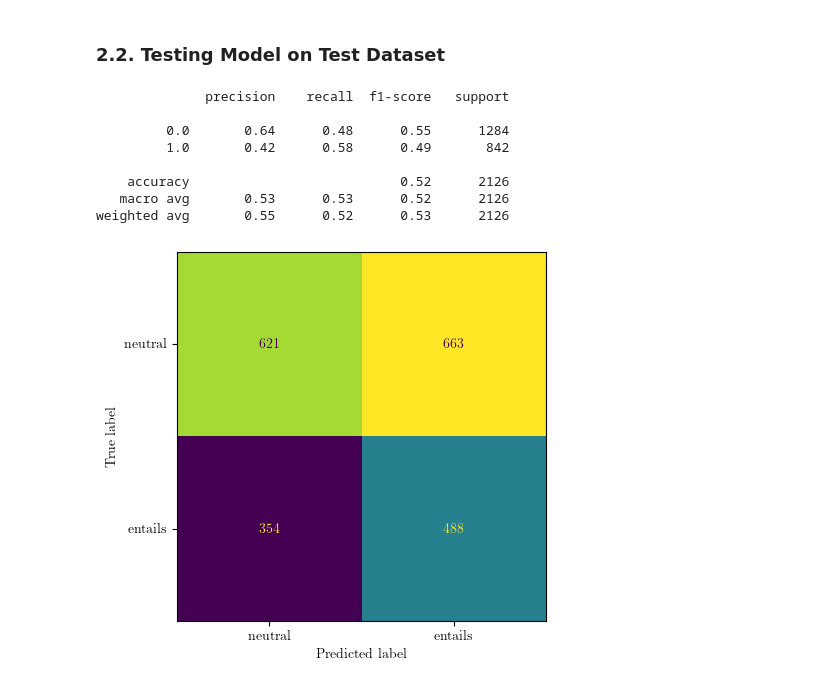
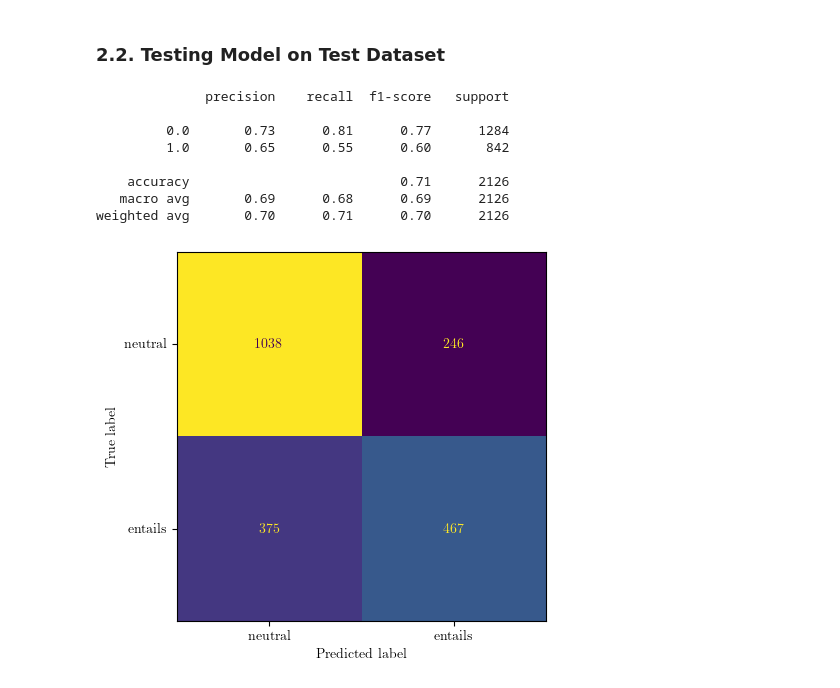
Before and after one commit to MahitGtg/nlp-project, a Jupyter notebook: GRU.ipynb, the cells around one changed output. Cells and saved outputs as stored; diff of their text form; code cells hidden in the pictures.

Commit message:
Fixed poor performance by tokenising val and test sets

```diff
--- a/GRU.ipynb
+++ b/GRU.ipynb
@@ -114,14 +114,16 @@ We tokenise the premises and hypotheses for the training set - removing all non
 # %%
 spacy.cli.download('en_core_web_sm')
 tokeniser = spacy.load('en_core_web_sm')
-premise_list = X_train['premise'].tolist()
-hypothesis_list = X_train['hypothesis'].tolist()
+for dataset in [X_train, X_val, X_test]:
+    print(f"Tokenising {dataset}...")
+    premise_list = dataset['premise'].tolist()
+    hypothesis_list = dataset['hypothesis'].tolist()
 
-prem_tokens_list = list(tokeniser.pipe(premise_list, batch_size=64))
-X_train.loc[:, "premise"] = [[token.text.lower() for token in tokens if re.match(r'^\w+$', token.text)] for tokens in prem_tokens_list]
+    prem_tokens_list = list(tokeniser.pipe(premise_list, batch_size=64))
+    dataset.loc[:, "premise"] = [[token.text.lower() for token in tokens if re.match(r'^\w+$', token.text)] for tokens in prem_tokens_list]
 
-hyp_tokens_list = list(tokeniser.pipe(hypothesis_list, batch_size=64))
-X_train.loc[:, "hypothesis"] = [[token.text.lower() for token in tokens if re.match(r'^\w+$', token.text)] for tokens in hyp_tokens_list]
+    hyp_tokens_list = list(tokeniser.pipe(hypothesis_list, batch_size=64))
+    dataset.loc[:, "hypothesis"] = [[token.text.lower() for token in tokens if re.match(r'^\w+$', token.text)] for tokens in hyp_tokens_list]
 
 display(X_train)
 # %% [output]
@@ -374,13 +387,14 @@ class BiGRU(torch.nn.Module):
         self.embeddings.weight.data.copy_(torch.from_numpy(emb_table))
         self.embeddings.weight.requires_grad = False
 
-        self.norm = torch.nn.LayerNorm(embedding_dim)
-        self.merged_norm = torch.nn.LayerNorm(combined_dim * 2)
-
         self.prem_gru = torch.nn.GRU(embedding_dim, individual_dim, num_layers, batch_first=True, bidirectional=True)
         self.hyp_gru = torch.nn.GRU(embedding_dim, individual_dim, num_layers, batch_first=True, bidirectional=True)
 
+        self.prem_norm = torch.nn.LayerNorm(individual_dim * 2)
+        self.hyp_norm = torch.nn.LayerNorm(individual_dim * 2)
+
         self.combined_gru = torch.nn.GRU(individual_dim * 2, combined_dim, num_layers, batch_first=True, bidirectional=True)
+        self.combined_norm = torch.nn.LayerNorm(combined_dim * 2)
 
         self.mlp = torch.nn.Sequential(
             torch.nn.Dropout(dropout),
@@ -394,16 +408,15 @@ class BiGRU(torch.nn.Module):
         prem = self.embeddings(prem)
         hyp = self.embeddings(hyp)
 
-        prem = self.norm(prem)
-        hyp = self.norm(hyp)
-
         prem_out, _ = self.prem_gru(prem)
         hyp_out, _ = self.hyp_gru(hyp)
+        prem_out = self.prem_norm(prem_out)
+        hyp_out = self.hyp_norm(hyp_out)
 
         merged_out = torch.cat((prem_out, hyp_out), dim=1)
         merged_out, _ = self.combined_gru(merged_out)
-        merged_out = torch.mean(merged_out, dim=1)
-        merged_out = self.merged_norm(merged_out)
+        merged_out = self.combined_norm(merged_out)
+        merged_out = torch.max(merged_out, dim=1)[0]
 
         logits = self.mlp(merged_out)
         return logits
@@ -519,10 +535,12 @@ Retrain the best model hyperparameters:
 # %%
 device = 'cuda' if torch.cuda.is_available() else 'cpu'
 class_weights = class_weights.to(device)
-best_hyperparams = [128, 128, 512, 4, 0.4] # As above
+best_hyperparams = [256, 128, 64, 5, 0.4] # As above
+epochs = 10
 model = BiGRU(emb_dim, individual_dim=best_hyperparams[0], combined_dim=best_hyperparams[1], linear_dim=best_hyperparams[2], num_layers=best_hyperparams[3], dropout=best_hyperparams[4])
 model.to(device)
 optimiser = torch.optim.Adam(model.parameters(), lr=1e-5, weight_decay=1e-5)
+scheduler = None
 criterion = torch.nn.CrossEntropyLoss(weight=class_weights)
-val_loss = train_model(model, optimiser, 5, criterion, train_loader, val_loader, device)
+val_loss = train_model(model, optimiser, scheduler, epochs, criterion, train_loader, val_loader, device)
 # %% [output]
@@ -534,35 +557,34 @@ Epoch: (05 / 05) | Time: 00:02 | Train Loss: 0.6580 | Val Loss: 0.6677 | Val Acc
 # %% [markdown]
 ### 2.2. Testing Model on Test Dataset
 # %%
-model = best_model
 model.eval()
 
 all_labels = []
 all_predictions = []
 with torch.no_grad():
     for batch in test_loader:
         premises = batch[0].to(device)
         hypotheses = batch[1].to(device)
         labels = batch[2].to(device).float()
         outputs = model(premises, hypotheses)
         preds = torch.argmax(outputs, dim=1)
         all_labels.extend(labels.cpu().numpy().flatten())
         all_predictions.extend(preds.cpu().numpy().flatten())
 
 print(classification_report(all_labels, all_predictions))
 
 cm = confusion_matrix(all_labels, all_predictions)
 disp = ConfusionMatrixDisplay(confusion_matrix=cm, display_labels=["neutral", "entails"])
 disp.plot(colorbar=False)
 
 plt.show()
 # %% [output]
               precision    recall  f1-score   support
 
-         0.0       0.64      0.48      0.55      1284
-         1.0       0.42      0.58      0.49       842
+         0.0       0.73      0.81      0.77      1284
+         1.0       0.65      0.55      0.60       842
 
-    accuracy                           0.52      2126
-   macro avg       0.53      0.53      0.52      2126
-weighted avg       0.55      0.52      0.53      2126
+    accuracy                           0.71      2126
+   macro avg       0.69      0.68      0.69      2126
+weighted avg       0.70      0.71      0.70      2126
-[figure, old version]
+[figure, new version]
```
Also changed, not shown: parts of 9 cells of this notebook, 1 other file.
